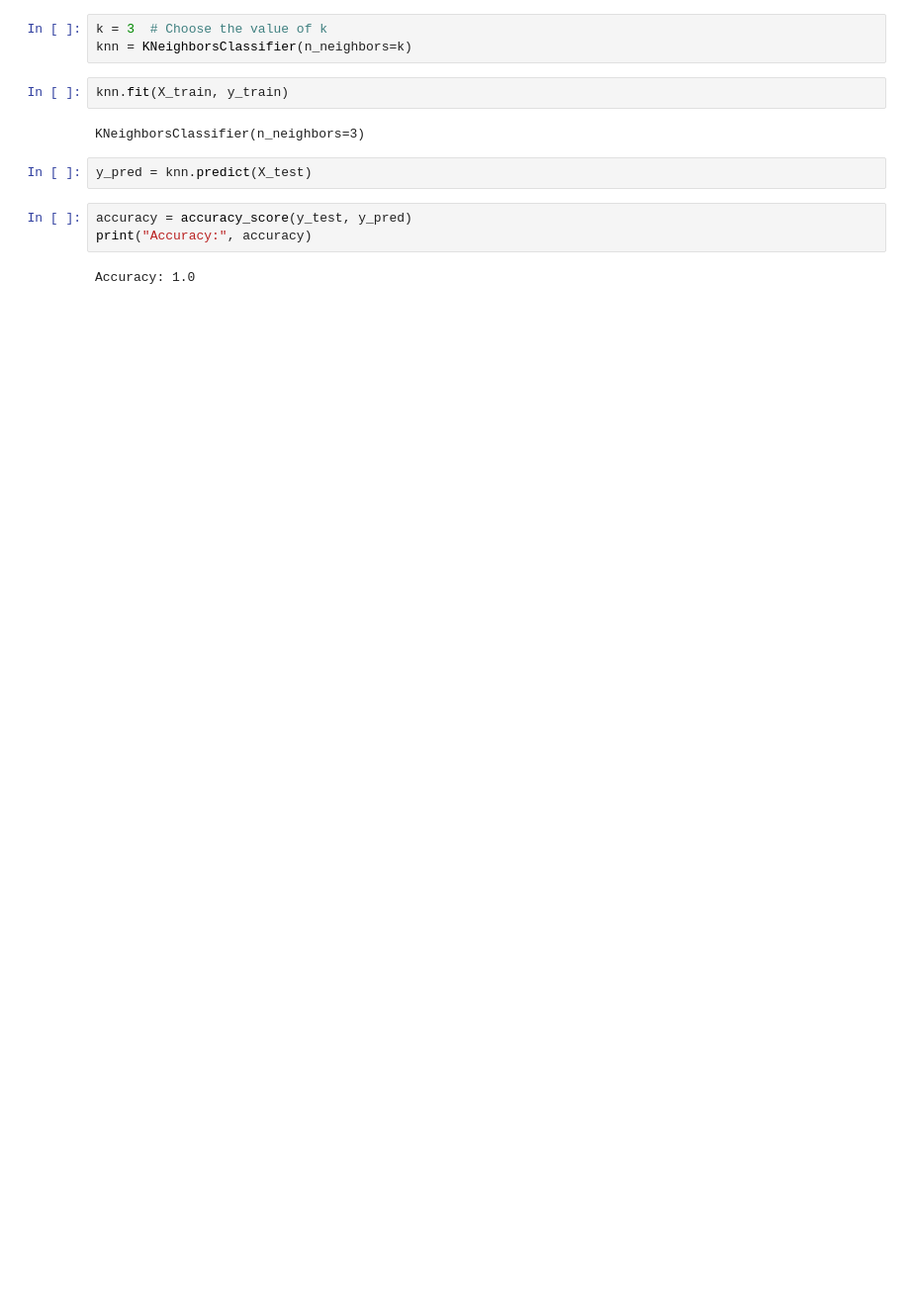
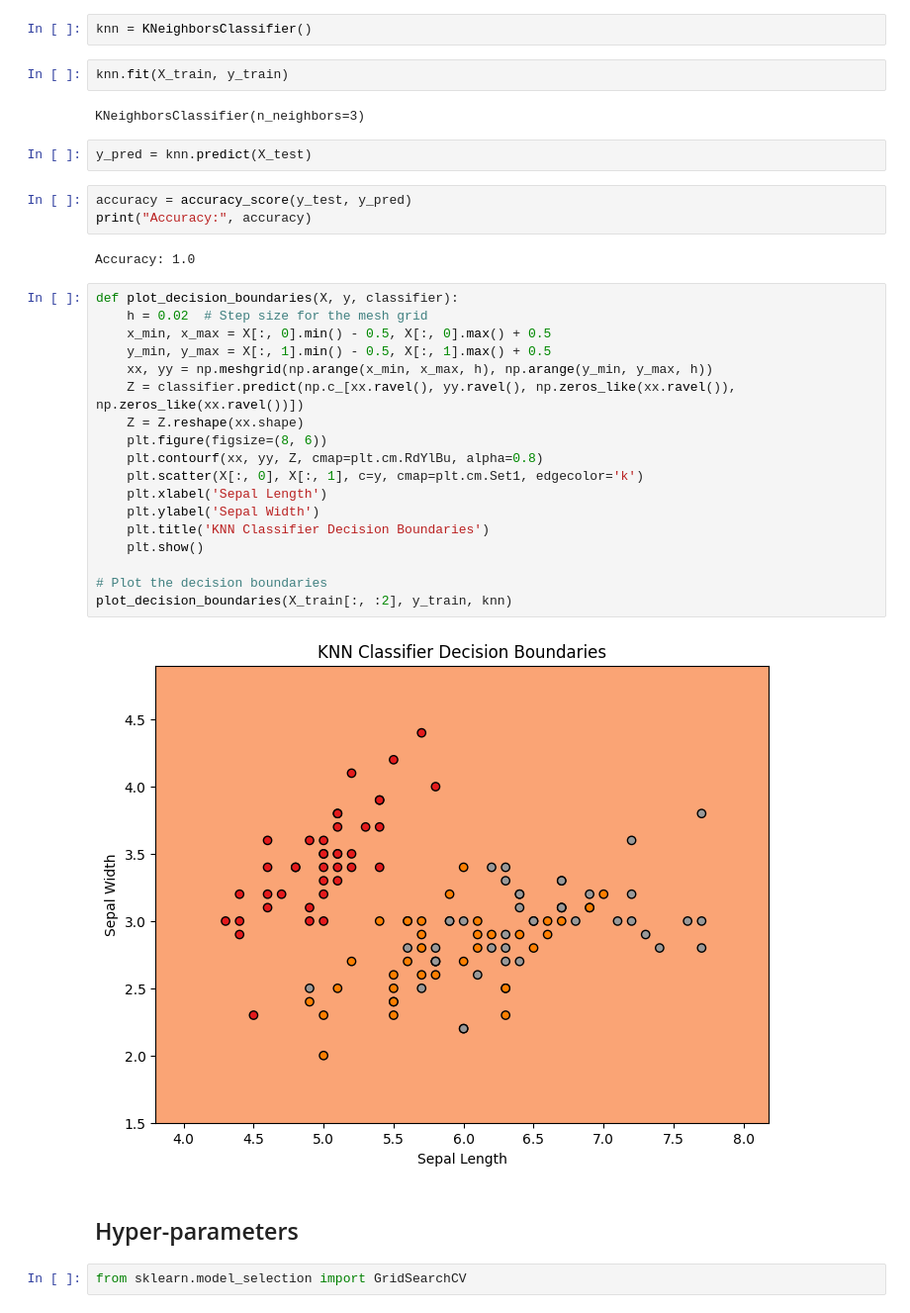
Before and after one commit to Firangi0799/AI-ML, a Jupyter notebook: KNN Classifier.ipynb, the cells around one changed output. Shown: that part at 99% size. Cells and saved outputs as stored; diff of their text form; blank space fills up the shorter version.

```diff
--- a/KNN Classifier.ipynb
+++ b/KNN Classifier.ipynb
@@ -10,8 +13,7 @@ iris = load_iris()
 # %%
 X_train, X_test, y_train, y_test = train_test_split(iris.data, iris.target, test_size=0.2, random_state=42)
 # %%
-k = 3  # Choose the value of k
-knn = KNeighborsClassifier(n_neighbors=k)
+knn = KNeighborsClassifier()
 # %%
 knn.fit(X_train, y_train)
 # %% [output]
@@ -23,3 +25,27 @@ accuracy = accuracy_score(y_test, y_pred)
 print("Accuracy:", accuracy)
 # %% [output]
 Accuracy: 1.0
+# %%
+def plot_decision_boundaries(X, y, classifier):
+    h = 0.02  # Step size for the mesh grid
+    x_min, x_max = X[:, 0].min() - 0.5, X[:, 0].max() + 0.5
+    y_min, y_max = X[:, 1].min() - 0.5, X[:, 1].max() + 0.5
+    xx, yy = np.meshgrid(np.arange(x_min, x_max, h), np.arange(y_min, y_max, h))
+    Z = classifier.predict(np.c_[xx.ravel(), yy.ravel(), np.zeros_like(xx.ravel()), np.zeros_like(xx.ravel())])
+    Z = Z.reshape(xx.shape)
+    plt.figure(figsize=(8, 6))
+    plt.contourf(xx, yy, Z, cmap=plt.cm.RdYlBu, alpha=0.8)
+    plt.scatter(X[:, 0], X[:, 1], c=y, cmap=plt.cm.Set1, edgecolor='k')
+    plt.xlabel('Sepal Length')
+    plt.ylabel('Sepal Width')
+    plt.title('KNN Classifier Decision Boundaries')
+    plt.show()
+
+# Plot the decision boundaries
+plot_decision_boundaries(X_train[:, :2], y_train, knn)
+# %% [output]
+[figure, added]
+# %% [markdown]
+<h2>Hyper-parameters</h2>
+# %%
+from sklearn.model_selection import GridSearchCV
```
Also changed, not shown: parts of 9 cells of this notebook, 3 other files.
